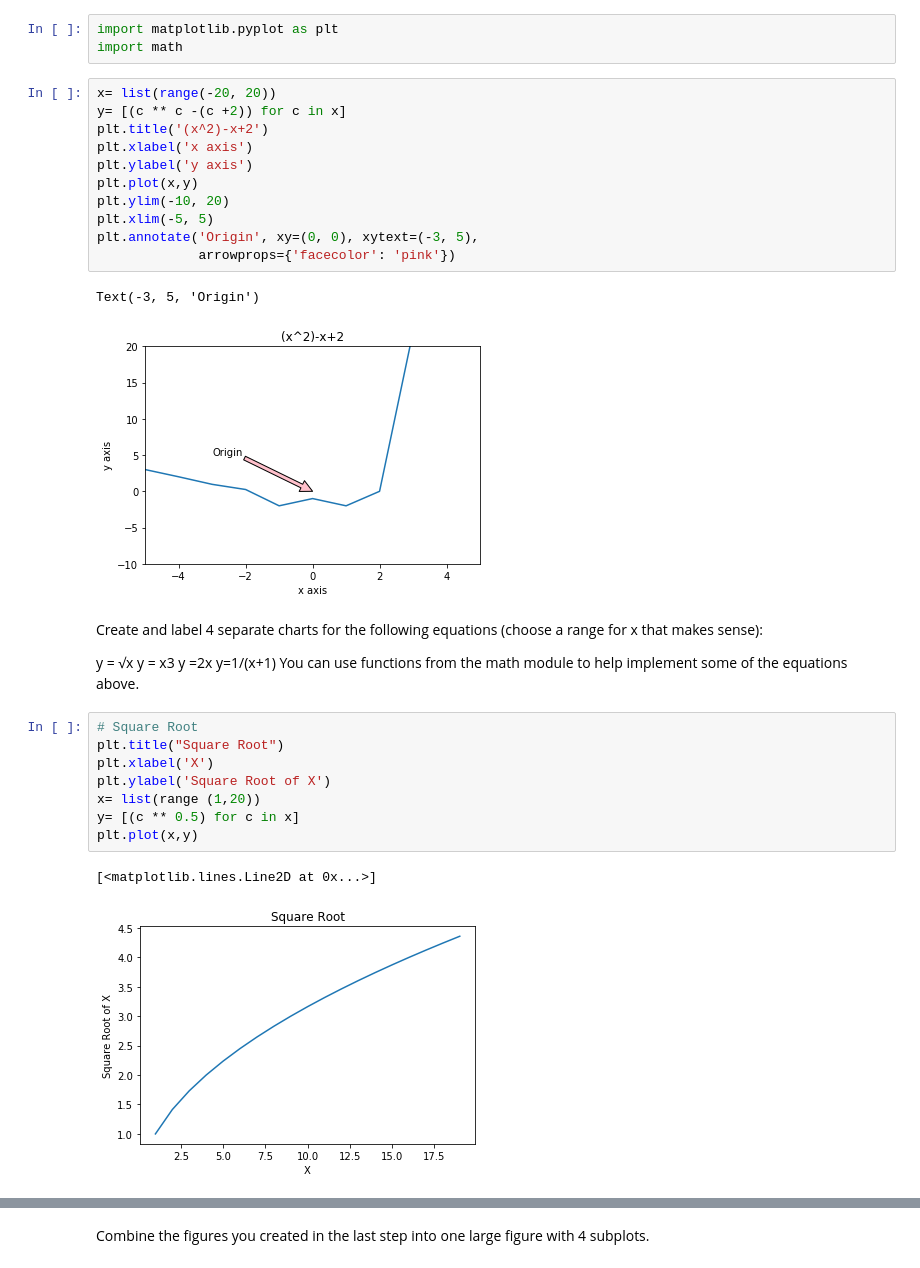
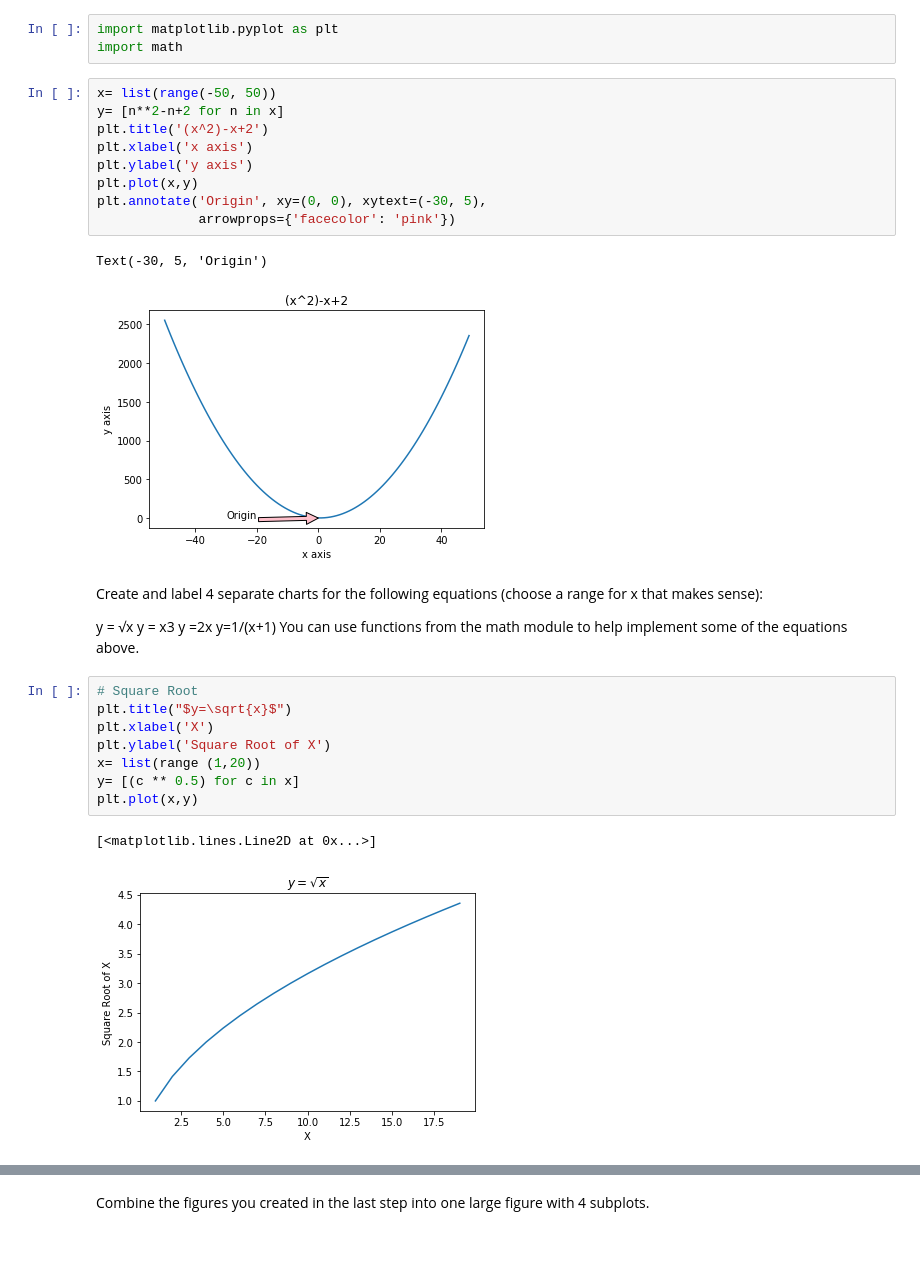
Before and after one commit to GabbyBarajasBroussard/numpy-pandas-visualization-exercise, a Jupyter notebook: matplotlib_exercises.ipynb, the cells around one changed output, grey strips where cells are left out. Drawn from its saved outputs; the diff is of its cells as text.

```diff
--- a/matplotlib_exercises.ipynb
+++ b/matplotlib_exercises.ipynb
@@ -9,19 +9,17 @@ Add an anotation for the point 0, 0, the origin.
 import matplotlib.pyplot as plt
 import math
 # %%
-x= list(range(-20, 20))
-y= [(c ** c -(c +2)) for c in x]
+x= list(range(-50, 50))
+y= [n**2-n+2 for n in x]
 plt.title('(x^2)-x+2')
 plt.xlabel('x axis')
 plt.ylabel('y axis')
 plt.plot(x,y)
-plt.ylim(-10, 20)
-plt.xlim(-5, 5)
-plt.annotate('Origin', xy=(0, 0), xytext=(-3, 5),
+plt.annotate('Origin', xy=(0, 0), xytext=(-30, 5),
              arrowprops={'facecolor': 'pink'})
 # %% [output]
-Text(-3, 5, 'Origin')
+Text(-30, 5, 'Origin')
-[figure, old version]
+[figure, new version]
 # %% [markdown]
 Create and label 4 separate charts for the following equations (choose a range for x that makes sense):
 
@@ -32,7 +30,7 @@ y=1/(x+1)
 You can use functions from the math module to help implement some of the equations above.
 # %%
 # Square Root
-plt.title("Square Root")
+plt.title("$y=\sqrt{x}$")
 plt.xlabel('X')
 plt.ylabel('Square Root of X')
 x= list(range (1,20))
@@ -40,6 +38,6 @@ y= [(c ** 0.5) for c in x]
 plt.plot(x,y)
 # %% [output]
 [<matplotlib.lines.Line2D at 0x...>]
-[figure, old version]
+[figure, new version]
 # %%
 # Cubed
```
Also changed, not shown: parts of 8 cells of this notebook.
